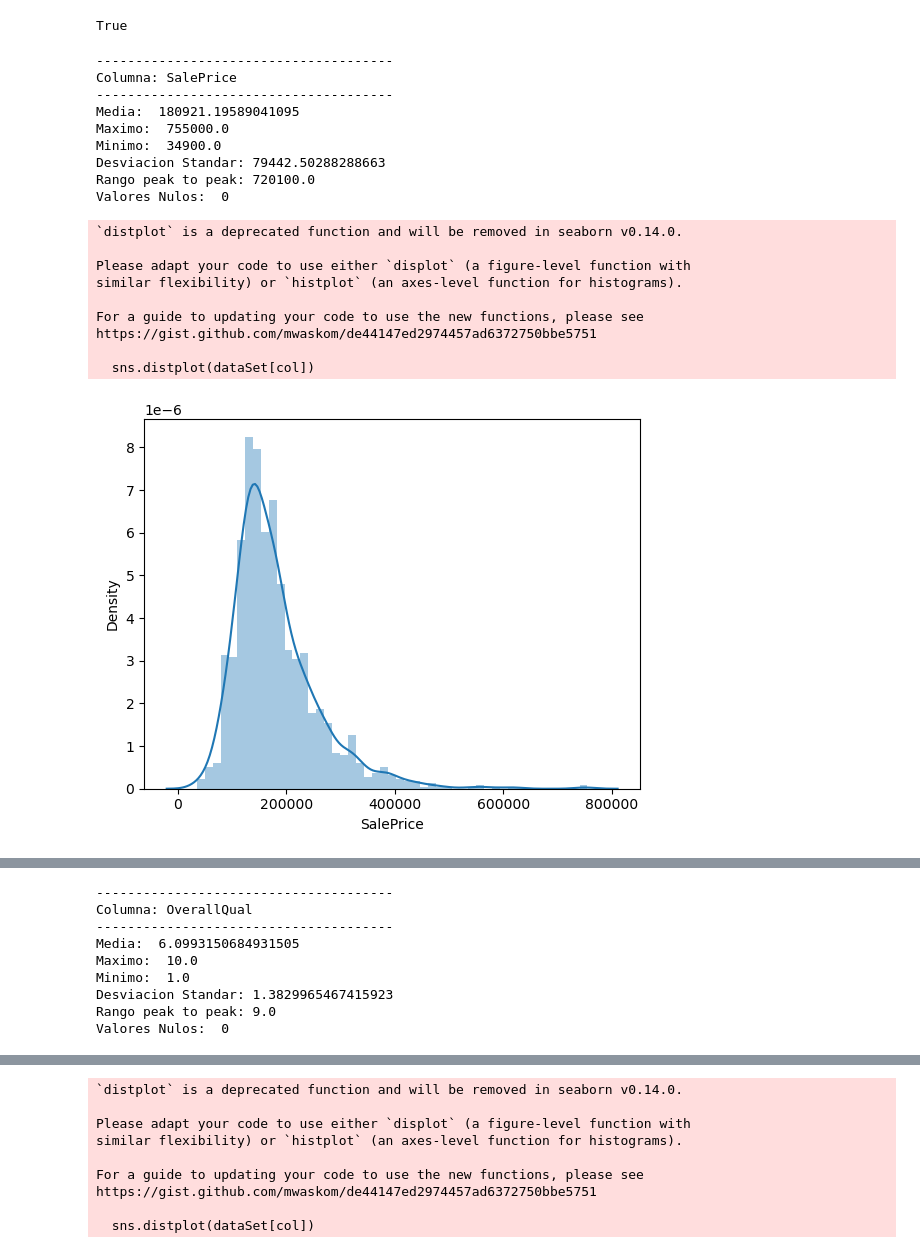
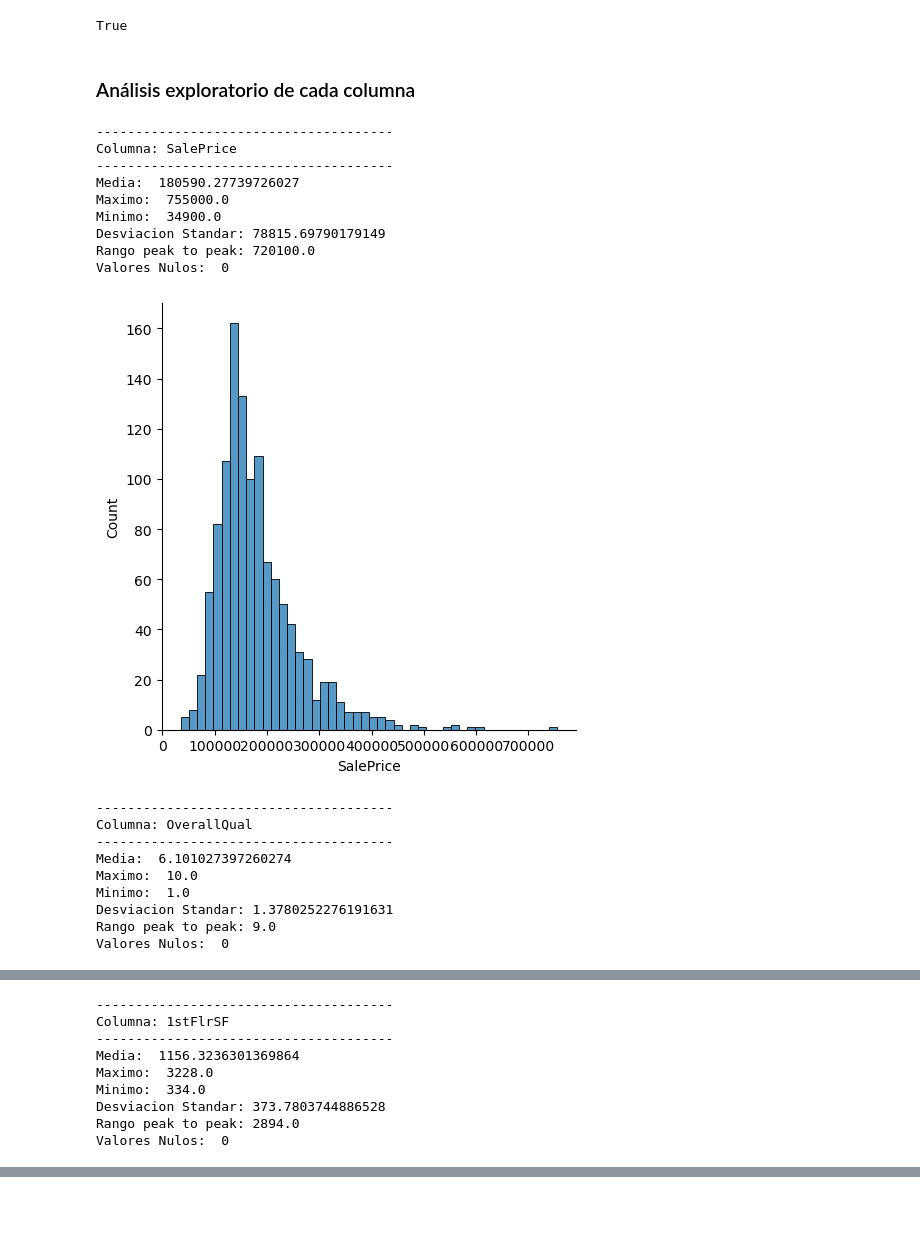
Before and after one commit to nafuent/Tareas_python, a Jupyter notebook: proyecto_cienciaDatos15004337.ipynb, the cells around one changed output, grey strips where cells are left out. Cells and saved outputs as stored; diff of their text form; code cells hidden in the pictures; blank space fills up the shorter version.

```diff
--- a/proyecto_cienciaDatos15004337.ipynb
+++ b/proyecto_cienciaDatos15004337.ipynb
@@ -82,45 +106,48 @@ setValidacion.shape
 len(setEntrena) + len(setValidacion) == num_filas
 # %% [output]
 True
+# %% [markdown]
+### Análisis exploratorio de cada columna
 # %%
 #ANALISIS EXPLORATORIO DE LOS DATOS
 
-for col in dataSet.columns:
-    dtExploratorios = dataSet[col].describe()
+for col in setEntrena.columns:
+    dtExploratorios = setEntrena[col].describe()
     print("--------------------------------------")
     print(f"Columna: {col}")
     print("--------------------------------------")
     #print(dtExploratorios)
     print("Media: ",dtExploratorios["mean"])
     print("Maximo: ",dtExploratorios["max"])
     print("Minimo: ",dtExploratorios["min"])
     print("Desviacion Standar:",dtExploratorios["std"])
-    print("Rango peak to peak:",np.ptp(dataSet[col]))
-    print("Valores Nulos: ", dataSet[col].isnull().sum())
+    print("Rango peak to peak:",np.ptp(setEntrena[col]))
+    print("Valores Nulos: ", setEntrena[col].isnull().sum())
     print()
 
     #GRAFICAR HISTOGRAMA
-    sns.distplot(dataSet[col])
+
+    sns.displot(setEntrena[col])
     plt.show()
 
     print()
 # %% [output]
 --------------------------------------
 Columna: SalePrice
 --------------------------------------
-Media:  180921.19589041095
+Media:  180590.27739726027
 Maximo:  755000.0
 Minimo:  34900.0
-Desviacion Standar: 79442.50288288663
+Desviacion Standar: 78815.69790179149
 Rango peak to peak: 720100.0
 Valores Nulos:  0
+[figure, new version]
-`distplot` is a deprecated function and will be removed in seaborn v0.14.0.
-
-Please adapt your code to use either `displot` (a figure-level function with
-similar flexibility) or `histplot` (an axes-level function for histograms).
-
-For a guide to updating your code to use the new functions, please see
-https://gist.github.com/mwaskom/de44147ed2974457ad6372750bbe5751
-
-  sns.distplot(dataSet[col])
+--------------------------------------
+Columna: OverallQual
+--------------------------------------
+Media:  6.101027397260274
+Maximo:  10.0
+Minimo:  1.0
+Desviacion Standar: 1.3780252276191631
+Rango peak to peak: 9.0
+Valores Nulos:  0
-[figure, old version]
@@ -127,9 +155,9 @@ https://gist.github.com/mwaskom/de44147ed2974457ad6372750bbe5751
 --------------------------------------
-Columna: OverallQual
+Columna: 1stFlrSF
 --------------------------------------
-Media:  6.0993150684931505
-Maximo:  10.0
-Minimo:  1.0
-Desviacion Standar: 1.3829965467415923
-Rango peak to peak: 9.0
+Media:  1156.3236301369864
+Maximo:  3228.0
+Minimo:  334.0
+Desviacion Standar: 373.7803744886528
+Rango peak to peak: 2894.0
 Valores Nulos:  0
@@ -165,9 +193,0 @@ https://gist.github.com/mwaskom/de44147ed2974457ad6372750bbe5751
-`distplot` is a deprecated function and will be removed in seaborn v0.14.0.
-
-Please adapt your code to use either `displot` (a figure-level function with
-similar flexibility) or `histplot` (an axes-level function for histograms).
-
-For a guide to updating your code to use the new functions, please see
-https://gist.github.com/mwaskom/de44147ed2974457ad6372750bbe5751
-
-  sns.distplot(dataSet[col])
```
Also changed, not shown: parts of 24 cells of this notebook.
